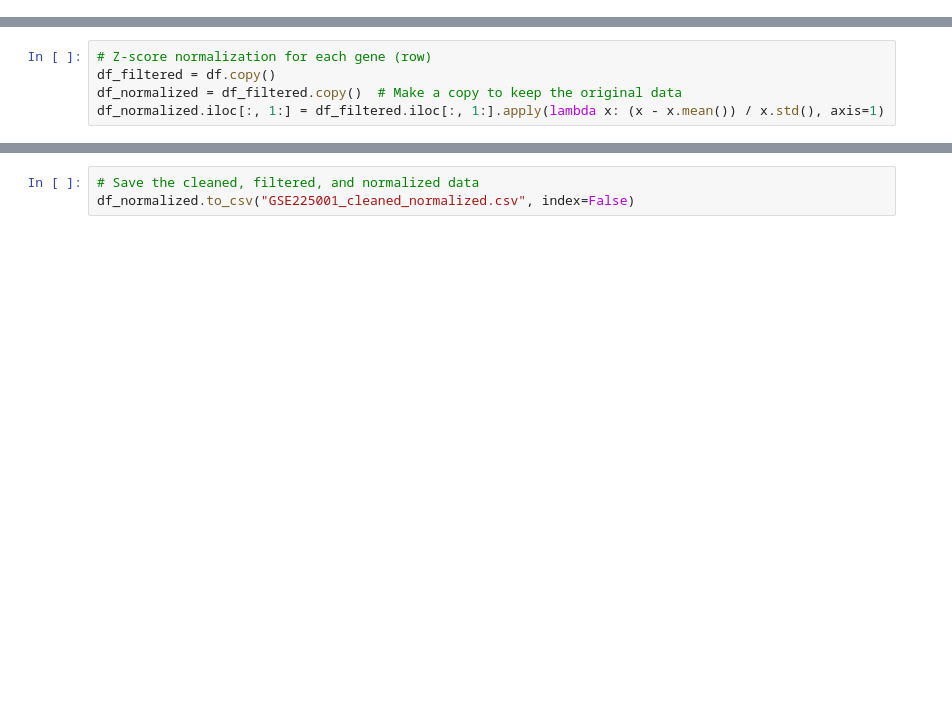
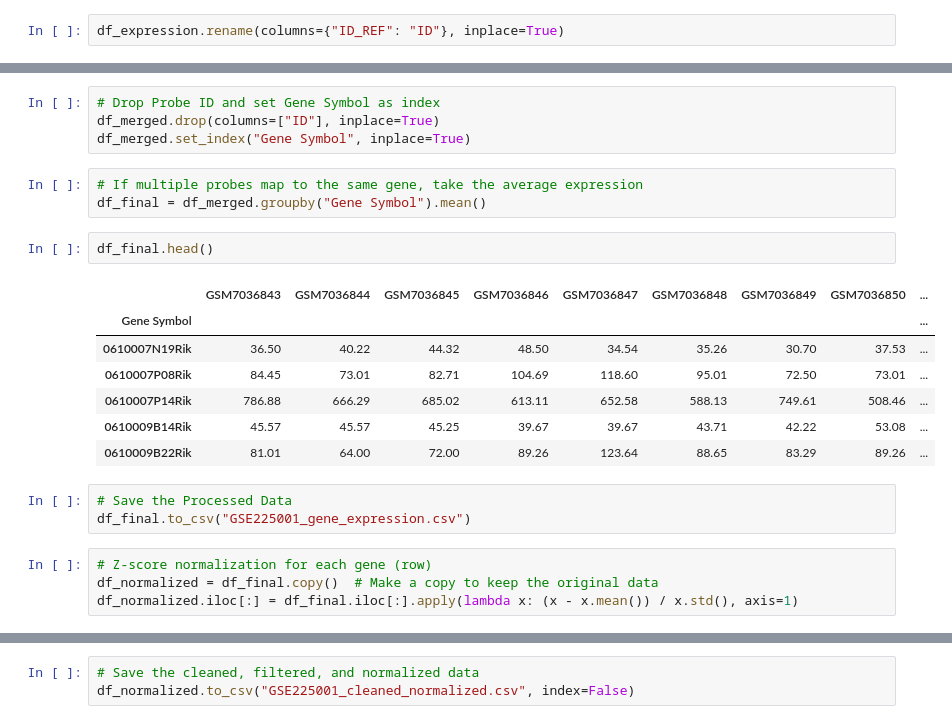
Before and after one commit to drshiyf/my-first-binder, a Jupyter notebook: GEO dataset download_clean_normalize.ipynb, the cells around one changed output, grey strips where cells are left out. Drawn from its saved outputs; the diff is of its cells as text; blank space fills up the shorter version.

```diff
--- a/GEO dataset download_clean_normalize.ipynb
+++ b/GEO dataset download_clean_normalize.ipynb
@@ -50,0 +53,2 @@ dtype: int64
+# %%
+df_expression.rename(columns={"ID_REF": "ID"}, inplace=True)
@@ -51,8 +76,27 @@ dtype: int64
+# %%
+# Drop Probe ID and set Gene Symbol as index
+df_merged.drop(columns=["ID"], inplace=True)
+df_merged.set_index("Gene Symbol", inplace=True)
+# %%
+# If multiple probes map to the same gene, take the average expression
+df_final = df_merged.groupby("Gene Symbol").mean()
+# %%
+df_final.head()
+# %% [output]
+|  | GSM7036843 | GSM7036844 | GSM7036845 | GSM7036846 | GSM7036847 | GSM7036848 | GSM7036849 | GSM7036850 | ... |
+| Gene Symbol |  |  |  |  |  |  |  |  | ... |
+| 0610007N19Rik | 36.50 | 40.22 | 44.32 | 48.50 | 34.54 | 35.26 | 30.70 | 37.53 | ... |
+| 0610007P08Rik | 84.45 | 73.01 | 82.71 | 104.69 | 118.60 | 95.01 | 72.50 | 73.01 | ... |
+| 0610007P14Rik | 786.88 | 666.29 | 685.02 | 613.11 | 652.58 | 588.13 | 749.61 | 508.46 | ... |
+| 0610009B14Rik | 45.57 | 45.57 | 45.25 | 39.67 | 39.67 | 43.71 | 42.22 | 53.08 | ... |
+| 0610009B22Rik | 81.01 | 64.00 | 72.00 | 89.26 | 123.64 | 88.65 | 83.29 | 89.26 | ... |
+# %%
+# Save the Processed Data
+df_final.to_csv("GSE225001_gene_expression.csv")
 # %%
 # Z-score normalization for each gene (row)
-df_filtered = df.copy()
-df_normalized = df_filtered.copy()  # Make a copy to keep the original data
-df_normalized.iloc[:, 1:] = df_filtered.iloc[:, 1:].apply(lambda x: (x - x.mean()) / x.std(), axis=1)
+df_normalized = df_final.copy()  # Make a copy to keep the original data
+df_normalized.iloc[:] = df_final.iloc[:].apply(lambda x: (x - x.mean()) / x.std(), axis=1)
 # %%
 df_normalized.head()
 # %% [output]
```
Also changed, not shown: parts of 18 cells of this notebook.
